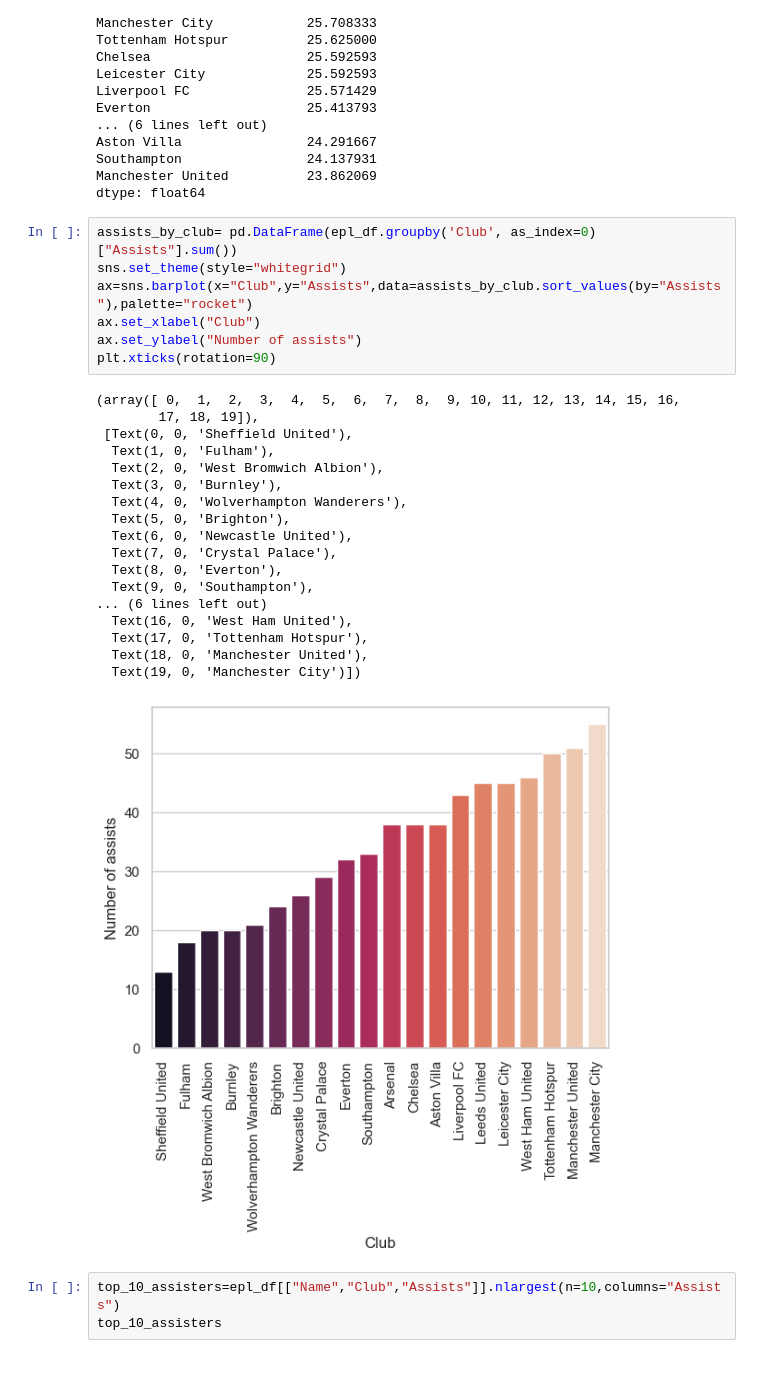
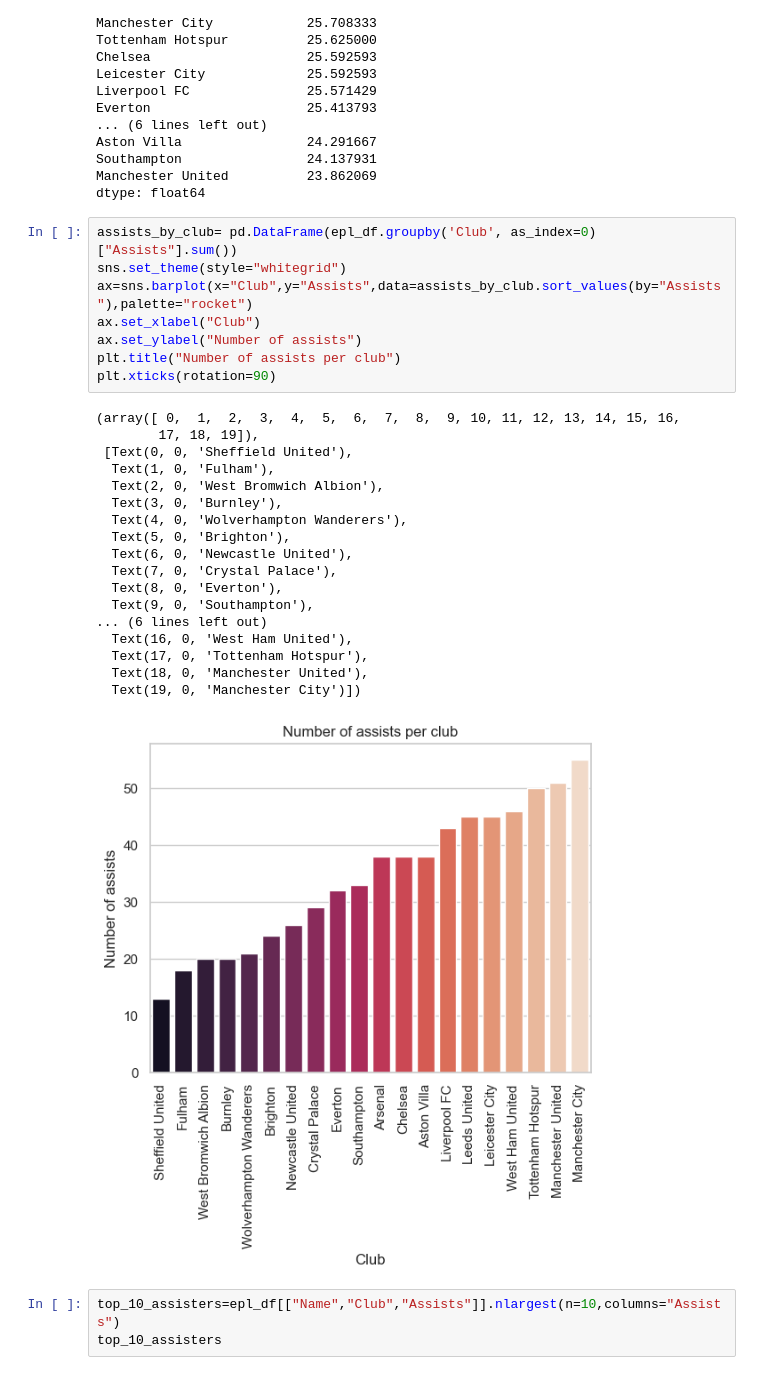
Before and after one commit to kareemhbendary/Premier-League-2020-2021-Analysis, a Jupyter notebook: EPL20_21 Data Analysis.ipynb, the cells around one changed output. Cells and saved outputs as stored; diff of their text form.

```diff
--- a/EPL20_21 Data Analysis.ipynb
+++ b/EPL20_21 Data Analysis.ipynb
@@ -256,29 +262,30 @@ dtype: float64
 # %%
 assists_by_club= pd.DataFrame(epl_df.groupby('Club', as_index=0)["Assists"].sum())
 sns.set_theme(style="whitegrid")
 ax=sns.barplot(x="Club",y="Assists",data=assists_by_club.sort_values(by="Assists"),palette="rocket")
 ax.set_xlabel("Club")
 ax.set_ylabel("Number of assists")
+plt.title("Number of assists per club")
 plt.xticks(rotation=90)
 # %% [output]
 (array([ 0,  1,  2,  3,  4,  5,  6,  7,  8,  9, 10, 11, 12, 13, 14, 15, 16,
         17, 18, 19]),
  [Text(0, 0, 'Sheffield United'),
   Text(1, 0, 'Fulham'),
   Text(2, 0, 'West Bromwich Albion'),
   Text(3, 0, 'Burnley'),
   Text(4, 0, 'Wolverhampton Wanderers'),
   Text(5, 0, 'Brighton'),
   Text(6, 0, 'Newcastle United'),
   Text(7, 0, 'Crystal Palace'),
   Text(8, 0, 'Everton'),
   Text(9, 0, 'Southampton'),
 ... (6 lines left out)
   Text(16, 0, 'West Ham United'),
   Text(17, 0, 'Tottenham Hotspur'),
   Text(18, 0, 'Manchester United'),
   Text(19, 0, 'Manchester City')])
-[figure, old version]
+[figure, new version]
 # %%
 top_10_assisters=epl_df[["Name","Club","Assists"]].nlargest(n=10,columns="Assists")
 top_10_assisters
```
Also changed, not shown: parts of 20 cells of this notebook.
